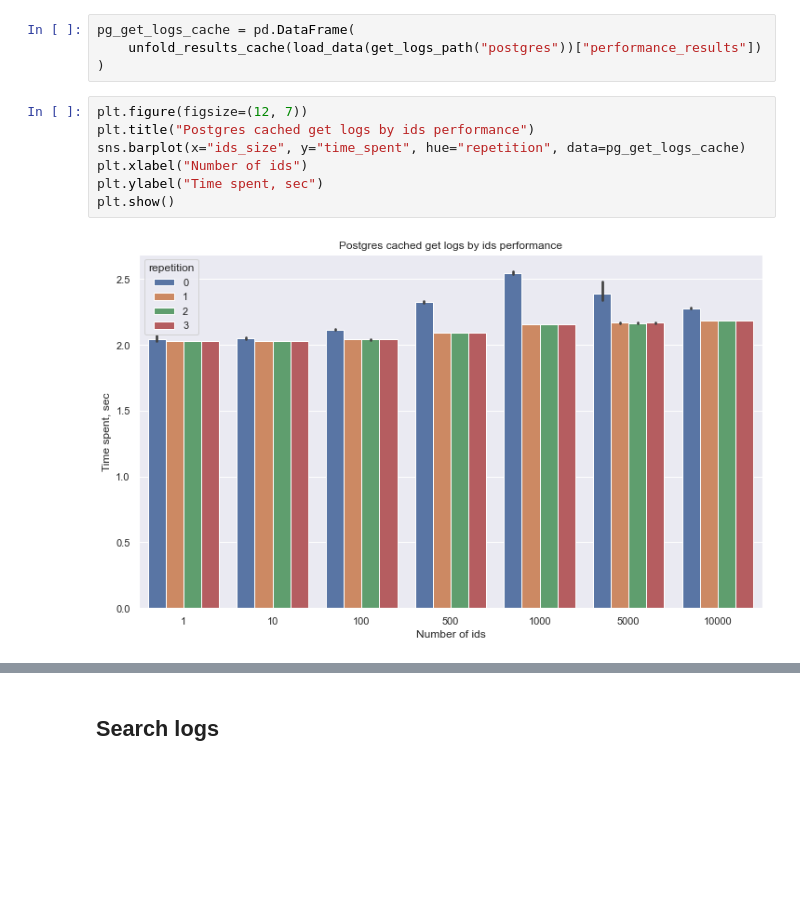
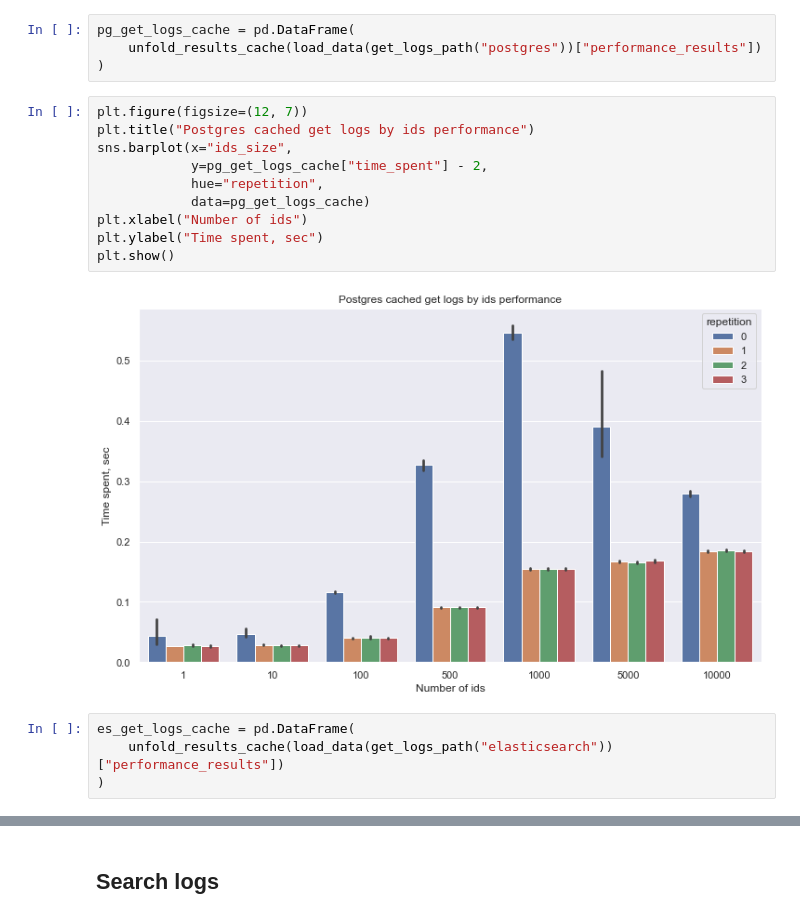
Before and after one commit to reportportal/es-logs-service, a Jupyter notebook: notebooks/performance_visualization.ipynb, the cells around one changed output, grey strips where cells are left out. Cells and saved outputs as stored; diff of their text form; blank space fills up the shorter version.

Commit message:
Updated elastic get by id and pattern search

```diff
--- a/notebooks/performance_visualization.ipynb
+++ b/notebooks/performance_visualization.ipynb
@@ -144,9 +172,16 @@ pg_get_logs_cache = pd.DataFrame(
 # %%
 plt.figure(figsize=(12, 7))
 plt.title("Postgres cached get logs by ids performance")
-sns.barplot(x="ids_size", y="time_spent", hue="repetition", data=pg_get_logs_cache)
+sns.barplot(x="ids_size",
+            y=pg_get_logs_cache["time_spent"] - 2,
+            hue="repetition",
+            data=pg_get_logs_cache)
 plt.xlabel("Number of ids")
 plt.ylabel("Time spent, sec")
 plt.show()
 # %% [output]
-[figure, old version]
+[figure, new version]
+# %%
+es_get_logs_cache = pd.DataFrame(
+    unfold_results_cache(load_data(get_logs_path("elasticsearch"))["performance_results"])
+)
```
Also changed, not shown: parts of 12 cells of this notebook.
